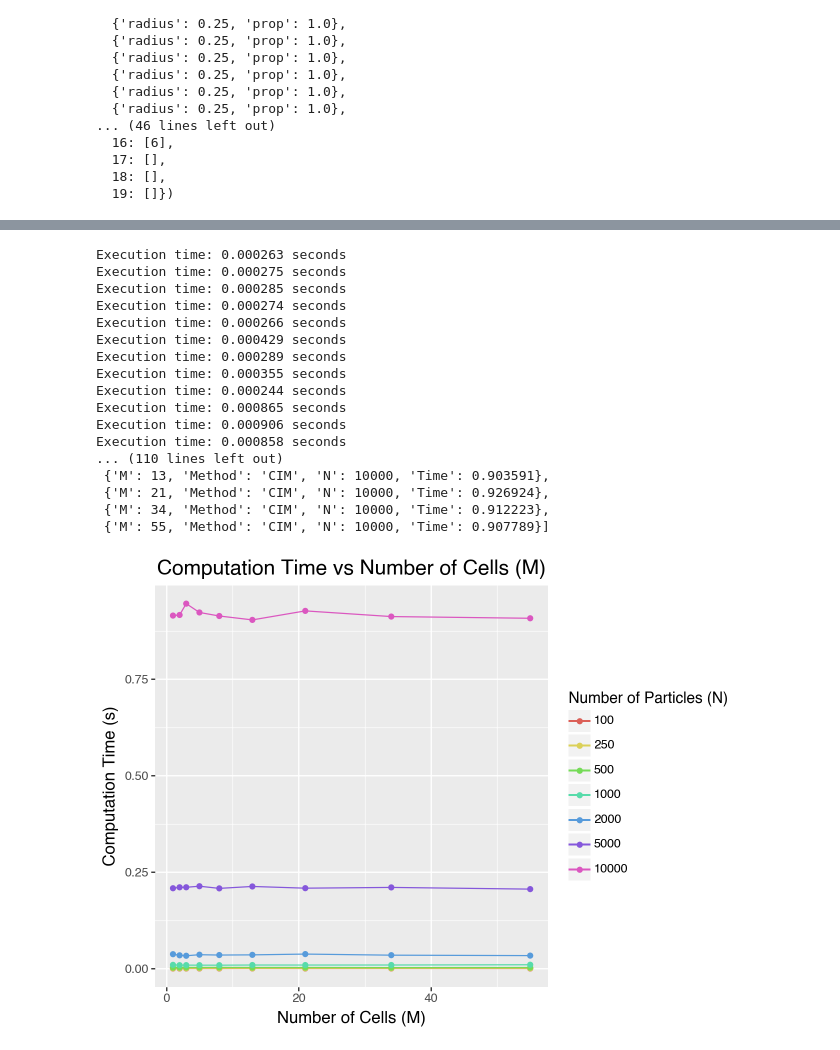
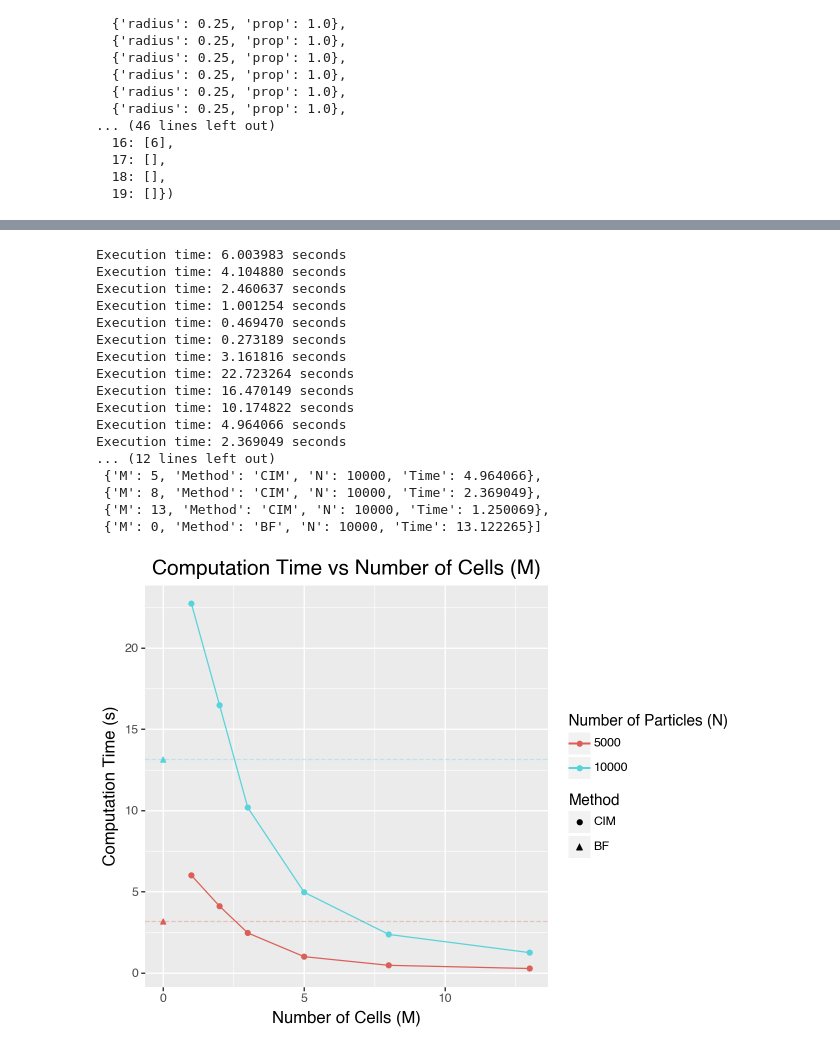
Before and after one commit to nicrossi/search-neighbor-particles, a Jupyter notebook: interactive.ipynb, the cells around one changed output, grey strips where cells are left out. Drawn from its saved outputs; the diff is of its cells as text; code cells hidden in the pictures.

```diff
--- a/interactive.ipynb
+++ b/interactive.ipynb
@@ -1,4 +1,7 @@
 # %%
+from scipy.stats import alpha
+
+
 # Function to read the static file
 def read_static(static_file):
     with open(static_file, 'r') as f:
@@ -37,7 +40,10 @@ def read_output(output_file):
 
 static_file = "particles_static.txt"
 dynamic_file = "particles_dynamic.txt"
-output_file = "out.txt"
+#output_file = "out_bf.txt"
+#output_file = "out_bf_periodic.txt"
+#output_file = "out_cim.txt"
+output_file = "out_cim_periodic.txt"
 # %%
 square_side_length, particles = read_static(static_file)
 positions = read_dynamic(dynamic_file)
@@ -107,21 +113,23 @@ def generate_input_files(N, L, r):
 
 def compute_cim(rc, m, periodic):
     os.system(f"python main.py --static_file particles_static.txt --dynamic_file particles_dynamic.txt --rc {rc} --m {m} --brute_force False --periodic_boundaries {periodic}")
-    execution_time, neighbors = read_output(output_file)
-    return execution_time
+    execution_time_cim, neighbors_cim = read_output(output_file)
+    return execution_time_cim
 
-def compute_bf(rc):
-    os.system(f"python main.py --static_file particles_static.txt --dynamic_file particles_dynamic.txt ---rc {rc} --brute_force True")
+def compute_bf(rc, periodic):
+    os.system(f"python main.py --static_file particles_static.txt --dynamic_file particles_dynamic.txt --rc {rc} --brute_force True --periodic_boundaries {periodic}")
+    execution_time_bf, neighbors_bf = read_output(output_file)
+    return execution_time_bf
 
 def test():
     L = 20
     rc = 1
     r = 0.25
-    N_values = [100, 250, 500, 1000, 2000, 5000, 10000]
-    M_values = [1, 2, 3, 5, 8, 13, 21, 34, 55]
+    N_values = [5000, 10000]
+    M_values = [1, 2, 3, 5, 8, 13]
 
     cim_times = []
-   # bf_times = []
+    bf_times = []
 
     result_data = []
 
@@ -133,48 +141,55 @@ def test():
             cim_times.append(cim_time)
             result_data.append({ 'Method': 'CIM', 'N': N, 'M': m, 'Time': cim_time})
 
+        bf_time = compute_bf(rc, False)
+        bf_times.append(bf_time)
+        result_data.append({ 'Method': 'BF', 'N': N, 'M': 0, 'Time': bf_time})
+
+
     return result_data
 
 result = test()
 pprint(result)
 # %% [output]
-Execution time: 0.000263 seconds
-Execution time: 0.000275 seconds
-Execution time: 0.000285 seconds
-Execution time: 0.000274 seconds
-Execution time: 0.000266 seconds
-Execution time: 0.000429 seconds
-Execution time: 0.000289 seconds
-Execution time: 0.000355 seconds
-Execution time: 0.000244 seconds
-Execution time: 0.000865 seconds
-Execution time: 0.000906 seconds
-Execution time: 0.000858 seconds
-... (110 lines left out)
- {'M': 13, 'Method': 'CIM', 'N': 10000, 'Time': 0.903591},
- {'M': 21, 'Method': 'CIM', 'N': 10000, 'Time': 0.926924},
- {'M': 34, 'Method': 'CIM', 'N': 10000, 'Time': 0.912223},
- {'M': 55, 'Method': 'CIM', 'N': 10000, 'Time': 0.907789}]
+Execution time: 6.003983 seconds
+Execution time: 4.104880 seconds
+Execution time: 2.460637 seconds
+Execution time: 1.001254 seconds
+Execution time: 0.469470 seconds
+Execution time: 0.273189 seconds
+Execution time: 3.161816 seconds
+Execution time: 22.723264 seconds
+Execution time: 16.470149 seconds
+Execution time: 10.174822 seconds
+Execution time: 4.964066 seconds
+Execution time: 2.369049 seconds
+... (12 lines left out)
+ {'M': 5, 'Method': 'CIM', 'N': 10000, 'Time': 4.964066},
+ {'M': 8, 'Method': 'CIM', 'N': 10000, 'Time': 2.369049},
+ {'M': 13, 'Method': 'CIM', 'N': 10000, 'Time': 1.250069},
+ {'M': 0, 'Method': 'BF', 'N': 10000, 'Time': 13.122265}]
 # %%
 import pandas as pd
-from plotnine import ggplot, aes, geom_line, geom_point, labs, theme, element_text, scale_color_discrete
+from plotnine import ggplot, aes, geom_line, geom_point, geom_hline, labs, theme, element_text, scale_color_discrete
 
 df = pd.DataFrame(result)
+bf_data = df[df['Method'] == 'BF']
+cim_data = df[df['Method'] == 'CIM']
 
-p = (ggplot(df, aes(x='M', y='Time', color='factor(N)'))
-     + geom_line()
+p = (ggplot(df, aes(x='M', y='Time', color='factor(N)', shape='Method'))
+     + geom_line(data=cim_data)
      + geom_point()
+     + geom_hline(aes(yintercept='Time', color='factor(N)'), data=bf_data, linetype='dashed', alpha=0.3)
      + labs(title='Computation Time vs Number of Cells (M)',
             x='Number of Cells (M)',
             y='Computation Time (s)',
             color='Number of Particles (N)')
      + theme(plot_title=element_text(size=15, face='bold'),
              axis_title_x=element_text(size=12),
              axis_title_y=element_text(size=12))
      + scale_color_discrete(name='Number of Particles (N)')
     )
 
-# Display the plot
 p.show()
 # %% [output]
-[figure, old version]
+[figure, new version]
```
Also changed, not shown: parts of 1 cell of this notebook, 4 other files.
